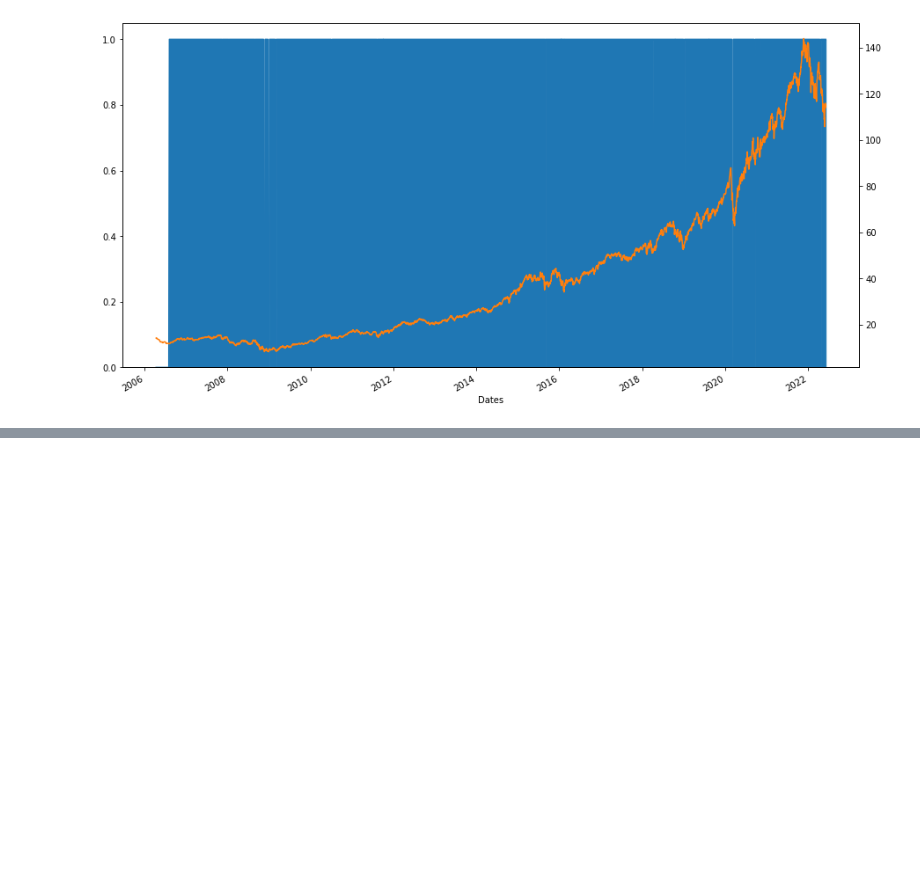
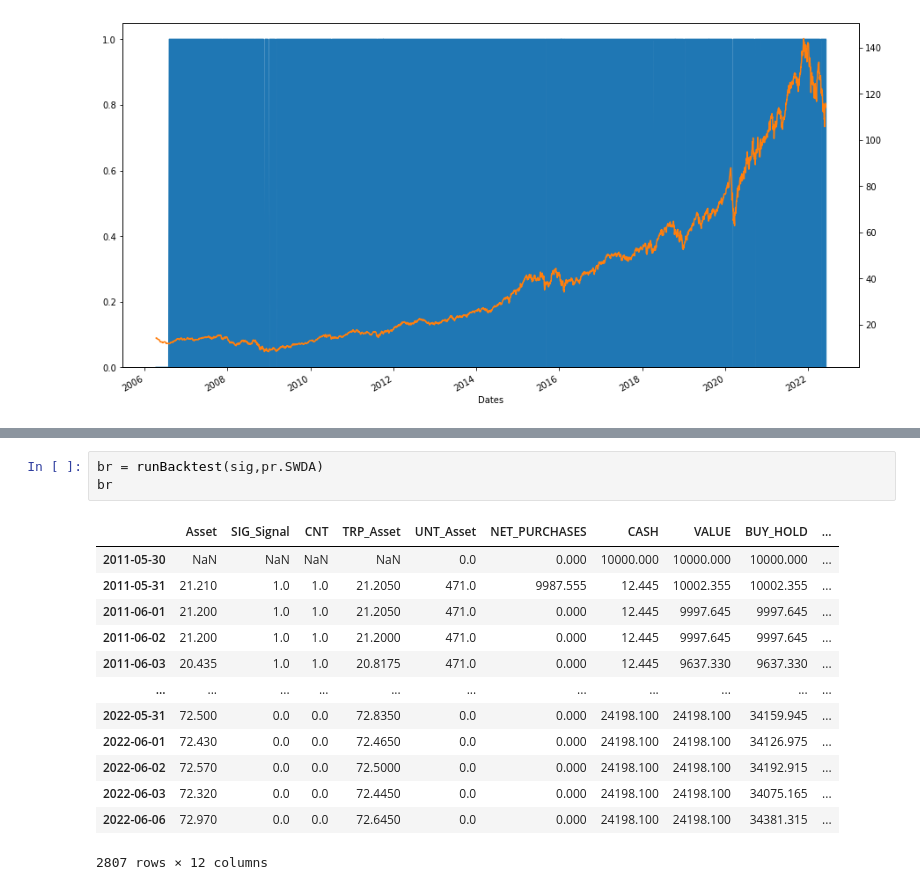
Before and after one commit to bearloop/strategies, a Jupyter notebook: naive_trend_following.ipynb, the cells around one changed output, grey strips where cells are left out. Drawn from its saved outputs; the diff is of its cells as text; blank space fills up the shorter version.

```diff
--- a/naive_trend_following.ipynb
+++ b/naive_trend_following.ipynb
@@ -197,0 +257,17 @@ qla.plot_line(exxt_strat[list(summ.index[:4])+['BH']].dropna(), rebase=True)
+# %%
+br = runBacktest(sig,pr.SWDA)
+br
+# %% [output]
+|  | Asset | SIG_Signal | CNT | TRP_Asset | UNT_Asset | NET_PURCHASES | CASH | VALUE | BUY_HOLD | ... |
+| 2011-05-30 | NaN | NaN | NaN | NaN | 0.0 | 0.000 | 10000.000 | 10000.000 | 10000.000 | ... |
+| 2011-05-31 | 21.210 | 1.0 | 1.0 | 21.2050 | 471.0 | 9987.555 | 12.445 | 10002.355 | 10002.355 | ... |
+| 2011-06-01 | 21.200 | 1.0 | 1.0 | 21.2050 | 471.0 | 0.000 | 12.445 | 9997.645 | 9997.645 | ... |
+| 2011-06-02 | 21.200 | 1.0 | 1.0 | 21.2000 | 471.0 | 0.000 | 12.445 | 9997.645 | 9997.645 | ... |
+| 2011-06-03 | 20.435 | 1.0 | 1.0 | 20.8175 | 471.0 | 0.000 | 12.445 | 9637.330 | 9637.330 | ... |
+| ... | ... | ... | ... | ... | ... | ... | ... | ... | ... | ... |
+| 2022-05-31 | 72.500 | 0.0 | 0.0 | 72.8350 | 0.0 | 0.000 | 24198.100 | 24198.100 | 34159.945 | ... |
+| 2022-06-01 | 72.430 | 0.0 | 0.0 | 72.4650 | 0.0 | 0.000 | 24198.100 | 24198.100 | 34126.975 | ... |
+| 2022-06-02 | 72.570 | 0.0 | 0.0 | 72.5000 | 0.0 | 0.000 | 24198.100 | 24198.100 | 34192.915 | ... |
+| 2022-06-03 | 72.320 | 0.0 | 0.0 | 72.4450 | 0.0 | 0.000 | 24198.100 | 24198.100 | 34075.165 | ... |
+| 2022-06-06 | 72.970 | 0.0 | 0.0 | 72.6450 | 0.0 | 0.000 | 24198.100 | 24198.100 | 34381.315 | ... |
+2807 rows × 12 columns
```
Also changed, not shown: parts of 12 cells of this notebook, 1 other file.
